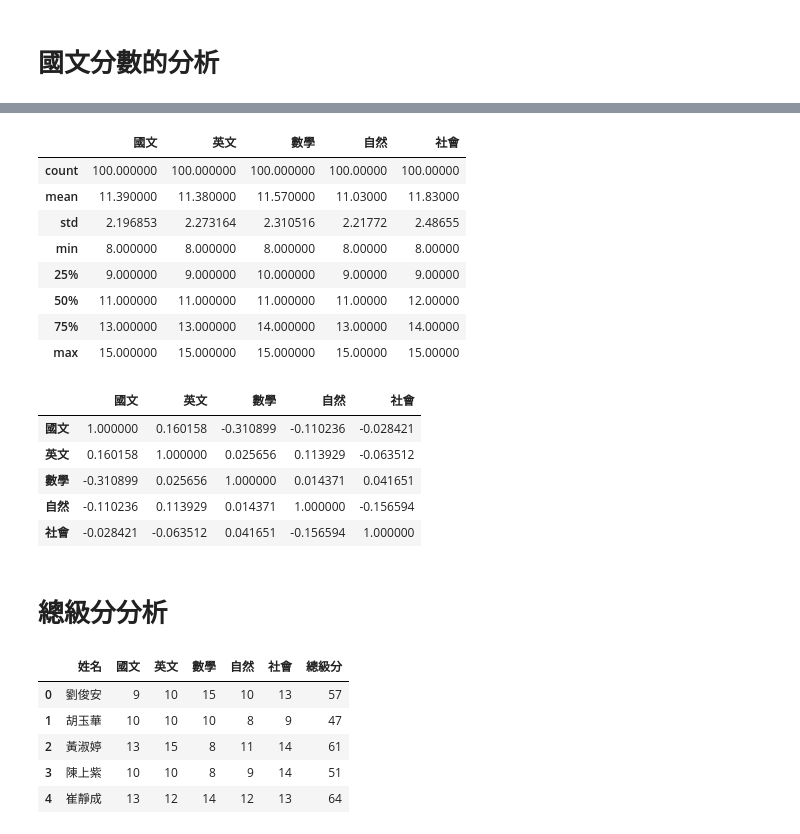
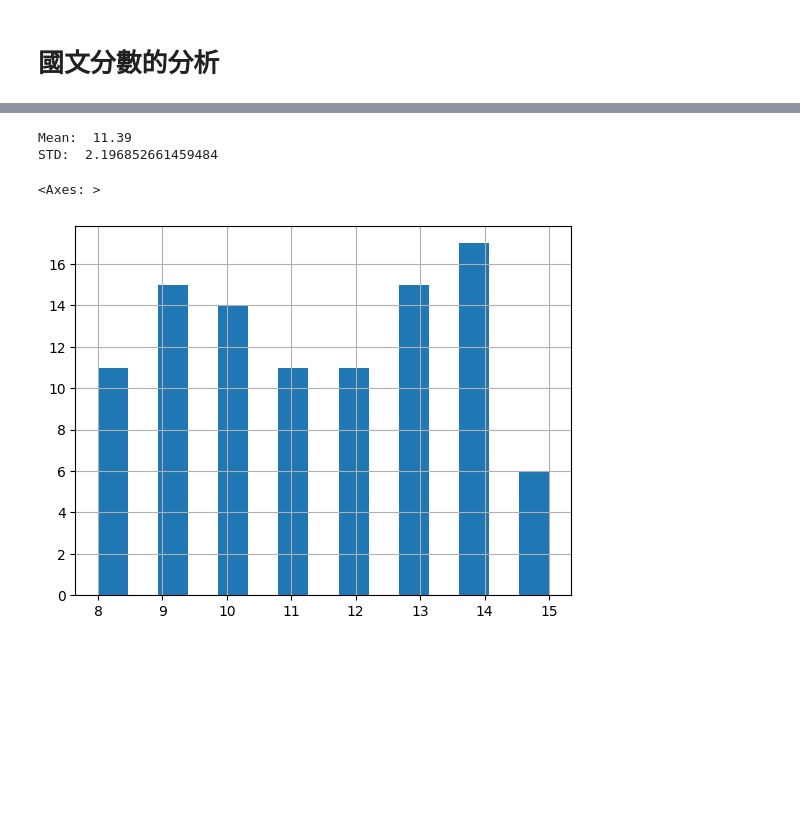
Before and after one commit to mingfujacky/Lecture-Python, a Jupyter notebook: pandas/pandas_basic.ipynb, the cells around one changed output, grey strips where cells are left out. Saved outputs shown, nothing was run; the diff lists cells and outputs as text; code cells hidden in the pictures; blank space fills up the shorter version.

```diff
--- a/pandas/pandas_basic.ipynb
+++ b/pandas/pandas_basic.ipynb
@@ -78,27 +70,0 @@ grade_df['國文'].hist(bins =15)
-# %%
-# 統計敘述
-grade_df.describe()
-# %% [output]
-|  | 國文 | 英文 | 數學 | 自然 | 社會 |
-| count | 100.000000 | 100.000000 | 100.000000 | 100.00000 | 100.00000 |
-| mean | 11.390000 | 11.380000 | 11.570000 | 11.03000 | 11.83000 |
-| std | 2.196853 | 2.273164 | 2.310516 | 2.21772 | 2.48655 |
-| min | 8.000000 | 8.000000 | 8.000000 | 8.00000 | 8.00000 |
-| 25% | 9.000000 | 9.000000 | 10.000000 | 9.00000 | 9.00000 |
-| 50% | 11.000000 | 11.000000 | 11.000000 | 11.00000 | 12.00000 |
-| 75% | 13.000000 | 13.000000 | 14.000000 | 13.00000 | 14.00000 |
-| max | 15.000000 | 15.000000 | 15.000000 | 15.00000 | 15.00000 |
-# %%
-# 學科間的相關性
-# R值相關程度之高低，在正負0.3之間（即0.3至-0.3之間）稱為低度相關；
-# 在正負0.3-0.6之間（即指介於0.3至0.6，-0.3至-0.6之間）稱為中度相關；
-# 而在正負0.6至0.9之間（即指在0.6至0.9，-0.6至-0.9之間）則稱為高度相關；
-# 若是R值為正負1，即表示完全相關。
-grade_df[['國文', '英文', '數學', '自然', '社會']].corr()
-# %% [output]
-|  | 國文 | 英文 | 數學 | 自然 | 社會 |
-| 國文 | 1.000000 | 0.160158 | -0.310899 | -0.110236 | -0.028421 |
-| 英文 | 0.160158 | 1.000000 | 0.025656 | 0.113929 | -0.063512 |
-| 數學 | -0.310899 | 0.025656 | 1.000000 | 0.014371 | 0.041651 |
-| 自然 | -0.110236 | 0.113929 | 0.014371 | 1.000000 | -0.156594 |
-| 社會 | -0.028421 | -0.063512 | 0.041651 | -0.156594 | 1.000000 |
@@ -108,13 +71,10 @@ grade_df['國文'].corr(grade_df['數學'])
-# %% [markdown]
-# 總級分分析
-# %%
-# 計算欄位值的和
-grade_df['總級分'] = grade_df[['國文', '英文', '數學', '自然', '社會']].sum(axis=1)
-grade_df.head()
-# %% [output]
-|  | 姓名 | 國文 | 英文 | 數學 | 自然 | 社會 | 總級分 |
-| 0 | 劉俊安 | 9 | 10 | 15 | 10 | 13 | 57 |
-| 1 | 胡玉華 | 10 | 10 | 10 | 8 | 9 | 47 |
-| 2 | 黃淑婷 | 13 | 15 | 8 | 11 | 14 | 61 |
-| 3 | 陳上紫 | 10 | 10 | 8 | 9 | 14 | 51 |
-| 4 | 崔靜成 | 13 | 12 | 14 | 12 | 13 | 64 |
+# %%
+df['國文']                          # display the '國文' column
+print('Mean: ', df['國文'].mean())  # 國文平均
+print('STD: ', df['國文'].std())    # 國文標準差
+df['國文'].hist(bins =15)           # 國文成績直方圖
+# %% [output]
+Mean:  11.39
+STD:  2.196852661459484
+<Axes: >
+[figure, added]
```
Also changed, not shown: parts of 20 cells of this notebook, 2 other files.
